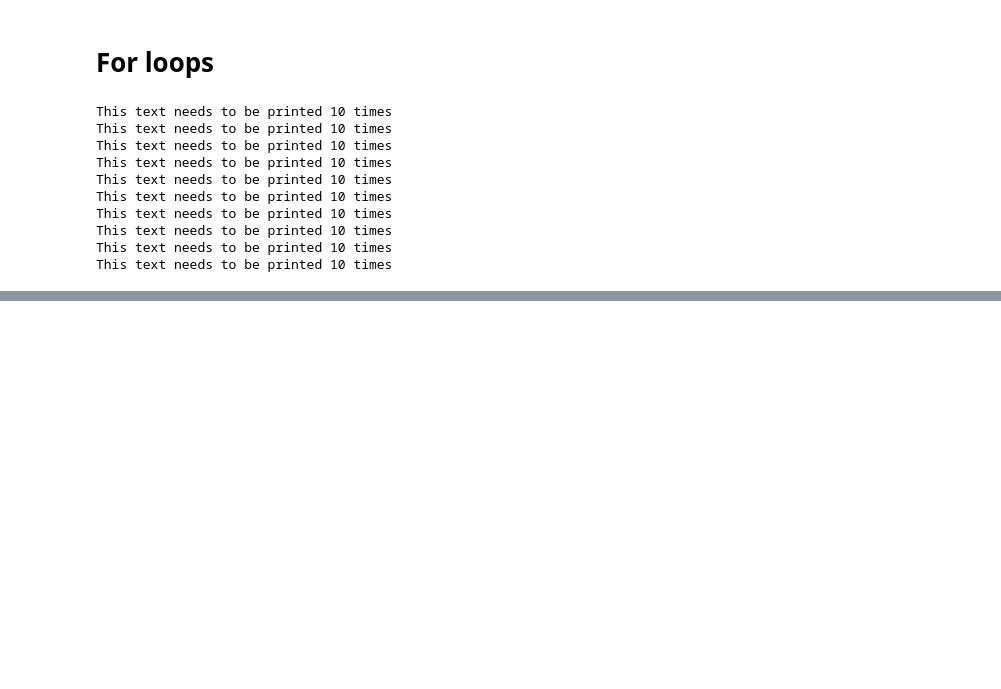
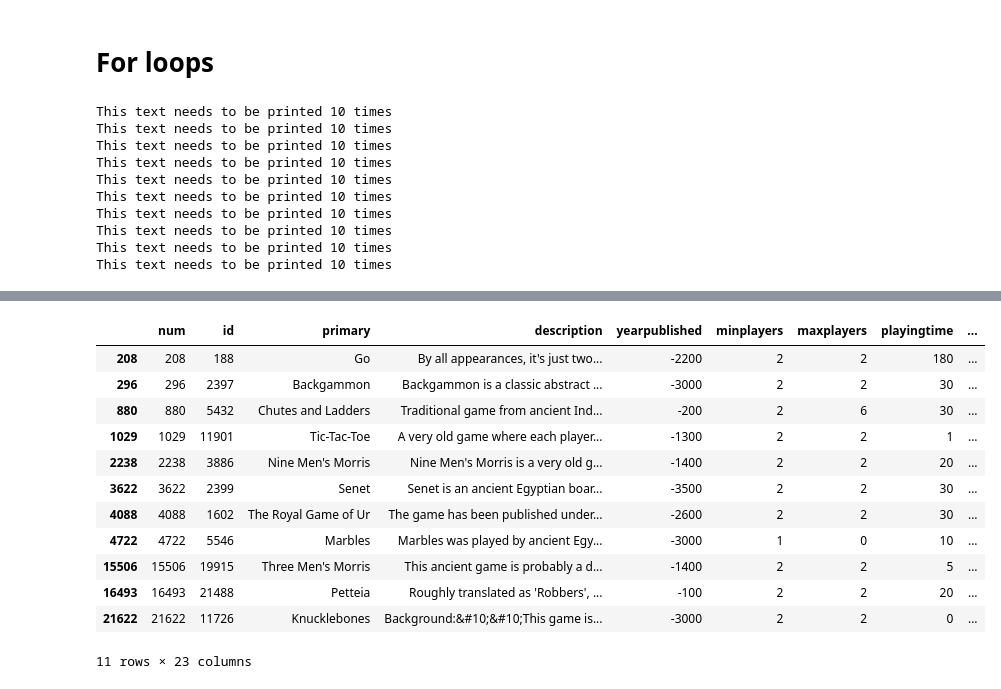
Before and after one commit to ernbilen/Data101_Spring26, a Jupyter notebook: notes/week5/data101python-intro.ipynb, the cells around one changed output, grey strips where cells are left out. Saved outputs shown, nothing was run; the diff lists cells and outputs as text; code cells hidden in the pictures; blank space fills up the shorter version.

```diff
--- a/notes/week5/data101python-intro.ipynb
+++ b/notes/week5/data101python-intro.ipynb
@@ -112,0 +463,16 @@ This text needs to be printed 10 times
+# %%
+df[df['yearpublished'] < 0] # returns all rows that satisft the condition inside df[]
+# %% [output]
+|  | num | id | primary | description | yearpublished | minplayers | maxplayers | playingtime | ... |
+| 208 | 208 | 188 | Go | By all appearances, it's just two... | -2200 | 2 | 2 | 180 | ... |
+| 296 | 296 | 2397 | Backgammon | Backgammon is a classic abstract ... | -3000 | 2 | 2 | 30 | ... |
+| 880 | 880 | 5432 | Chutes and Ladders | Traditional game from ancient Ind... | -200 | 2 | 6 | 30 | ... |
+| 1029 | 1029 | 11901 | Tic-Tac-Toe | A very old game where each player... | -1300 | 2 | 2 | 1 | ... |
+| 2238 | 2238 | 3886 | Nine Men's Morris | Nine Men's Morris is a very old g... | -1400 | 2 | 2 | 20 | ... |
+| 3622 | 3622 | 2399 | Senet | Senet is an ancient Egyptian boar... | -3500 | 2 | 2 | 30 | ... |
+| 4088 | 4088 | 1602 | The Royal Game of Ur | The game has been published under... | -2600 | 2 | 2 | 30 | ... |
+| 4722 | 4722 | 5546 | Marbles | Marbles was played by ancient Egy... | -3000 | 1 | 0 | 10 | ... |
+| 15506 | 15506 | 19915 | Three Men's Morris | This ancient game is probably a d... | -1400 | 2 | 2 | 5 | ... |
+| 16493 | 16493 | 21488 | Petteia | Roughly translated as 'Robbers', ... | -100 | 2 | 2 | 20 | ... |
+| 21622 | 21622 | 11726 | Knucklebones | Background:&#10;&#10;This game is... | -3000 | 2 | 2 | 0 | ... |
+11 rows × 23 columns
```
Also changed, not shown: parts of 56 cells of this notebook.
